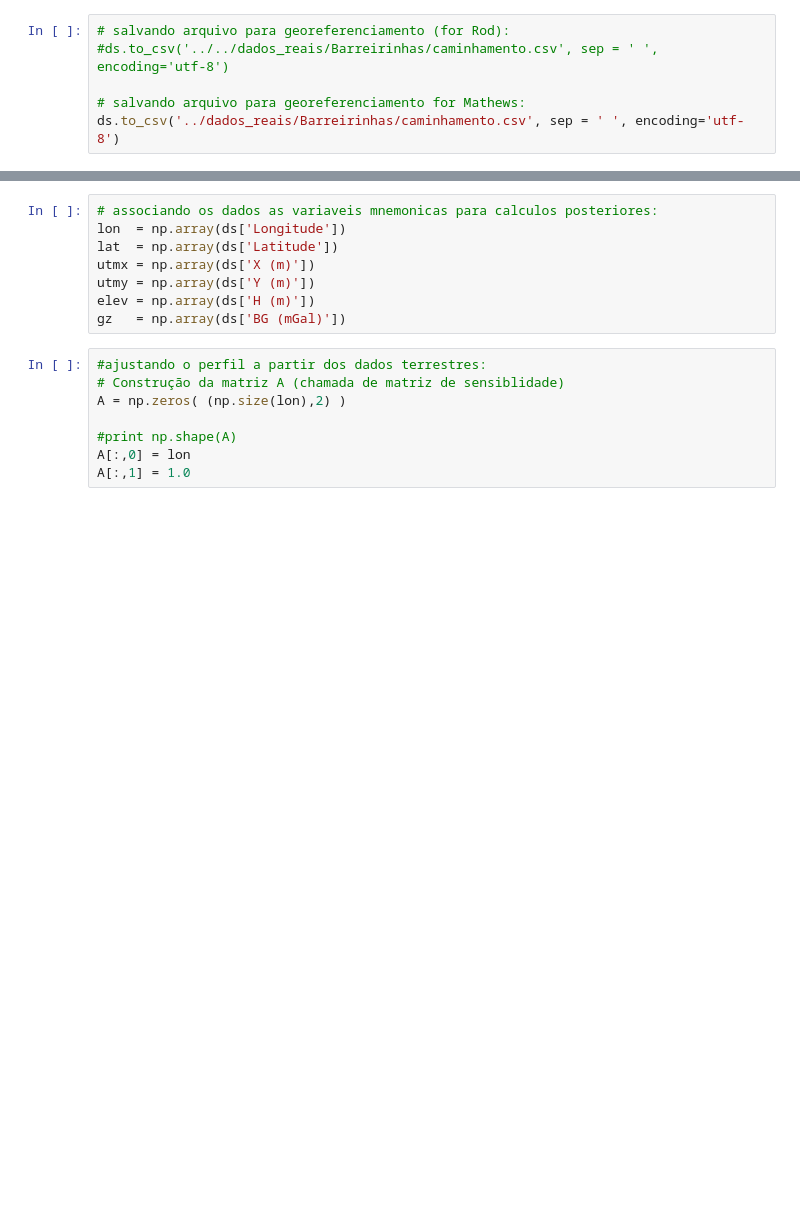
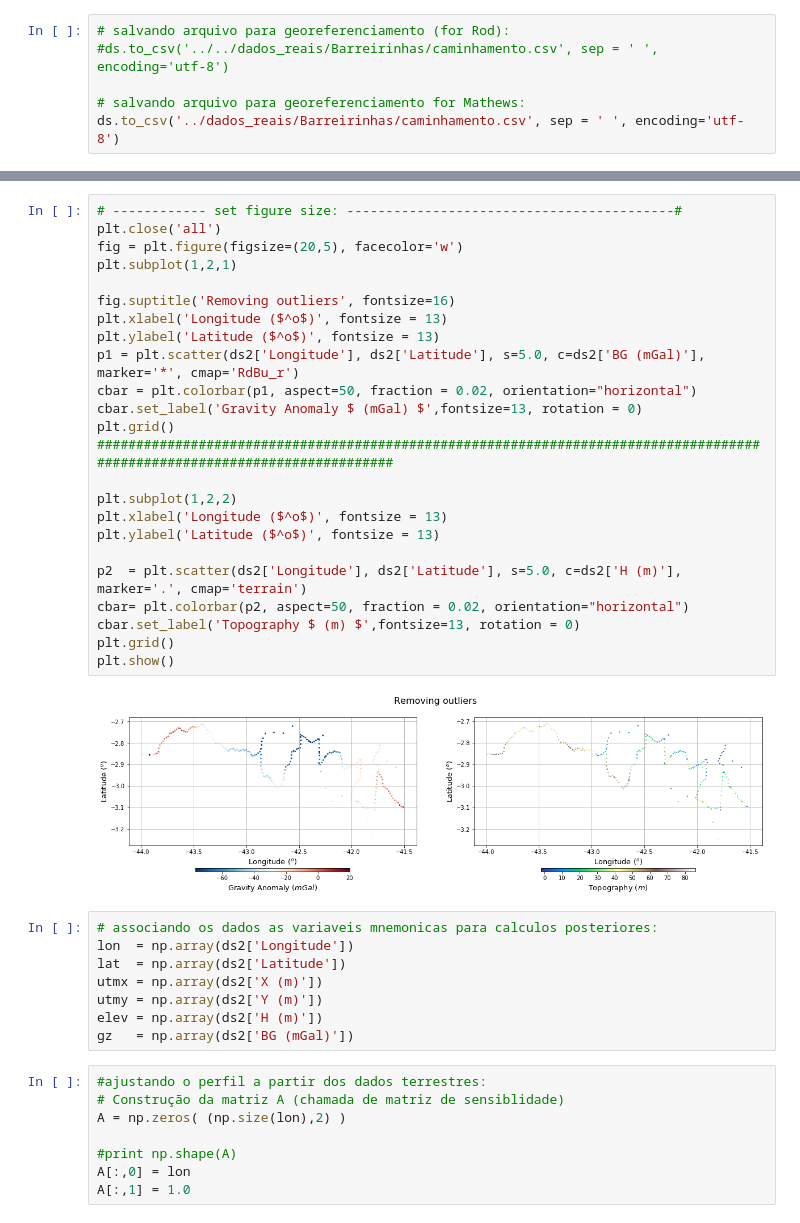
Before and after one commit to MathewsAndrade/Mathews_codes, a Jupyter notebook: data_barreirinhas2.ipynb, the cells around one changed output, grey strips where cells are left out. Saved outputs shown, nothing was run; the diff lists cells and outputs as text; blank space fills up the shorter version.

```diff
--- a/data_barreirinhas2.ipynb
+++ b/data_barreirinhas2.ipynb
@@ -109,11 +136,37 @@ plt.show()
+# %%
+# ------------ set figure size: ------------------------------------------#
+plt.close('all')
+fig = plt.figure(figsize=(20,5), facecolor='w')
+plt.subplot(1,2,1)
+
+fig.suptitle('Removing outliers', fontsize=16)
+plt.xlabel('Longitude ($^o$)', fontsize = 13)
+plt.ylabel('Latitude ($^o$)', fontsize = 13)
+p1 = plt.scatter(ds2['Longitude'], ds2['Latitude'], s=5.0, c=ds2['BG (mGal)'], marker='*', cmap='RdBu_r')
+cbar = plt.colorbar(p1, aspect=50, fraction = 0.02, orientation="horizontal")
+cbar.set_label('Gravity Anomaly $ (mGal) $',fontsize=13, rotation = 0)
+plt.grid()
+###########################################################################################################################
+
+plt.subplot(1,2,2)
+plt.xlabel('Longitude ($^o$)', fontsize = 13)
+plt.ylabel('Latitude ($^o$)', fontsize = 13)
+
+p2  = plt.scatter(ds2['Longitude'], ds2['Latitude'], s=5.0, c=ds2['H (m)'], marker='.', cmap='terrain')
+cbar= plt.colorbar(p2, aspect=50, fraction = 0.02, orientation="horizontal")
+cbar.set_label('Topography $ (m) $',fontsize=13, rotation = 0)
+plt.grid()
+plt.show()
+# %% [output]
+[figure, added]
 # %%
 # associando os dados as variaveis mnemonicas para calculos posteriores:
-lon  = np.array(ds['Longitude'])
-lat  = np.array(ds['Latitude'])
-utmx = np.array(ds['X (m)'])
-utmy = np.array(ds['Y (m)'])
-elev = np.array(ds['H (m)'])
-gz   = np.array(ds['BG (mGal)'])
+lon  = np.array(ds2['Longitude'])
+lat  = np.array(ds2['Latitude'])
+utmx = np.array(ds2['X (m)'])
+utmy = np.array(ds2['Y (m)'])
+elev = np.array(ds2['H (m)'])
+gz   = np.array(ds2['BG (mGal)'])
 # %%
 #ajustando o perfil a partir dos dados terrestres:
 # Construção da matriz A (chamada de matriz de sensiblidade)
```
Also changed, not shown: parts of 11 cells of this notebook.
